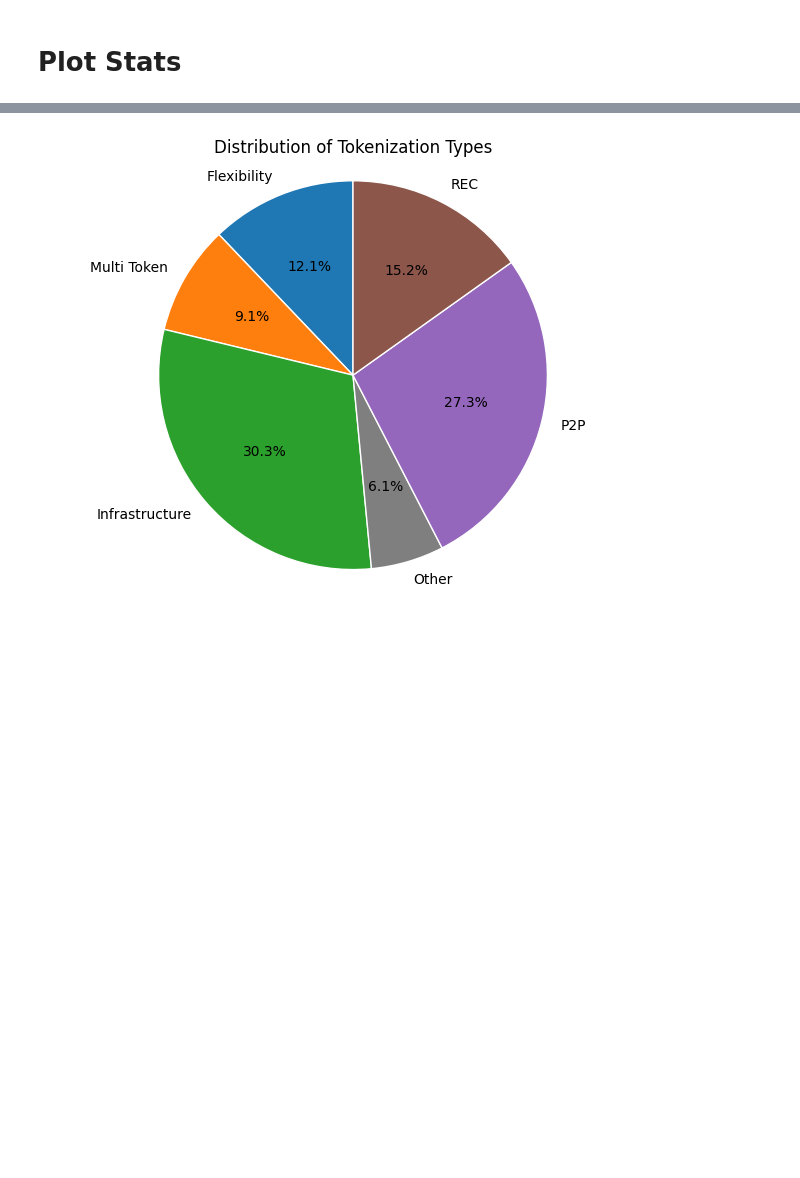
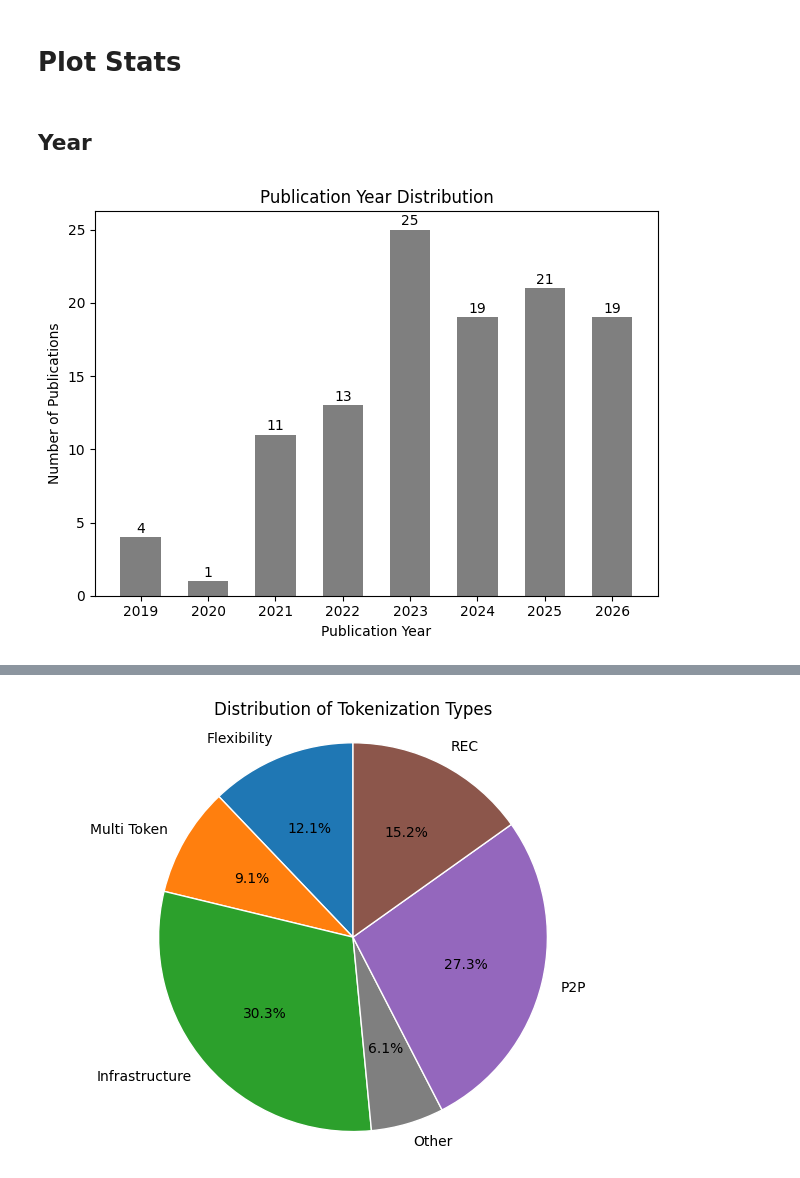
Before and after one commit to CaixiangFan/tokenization-survey, a Jupyter notebook: dataproc.ipynb, the cells around one changed output, grey strips where cells are left out. Cells and saved outputs as stored; diff of their text form; code cells hidden in the pictures; blank space fills up the shorter version.

```diff
--- a/dataproc.ipynb
+++ b/dataproc.ipynb
@@ -37,2 +27,43 @@ Error:
 # %% [markdown]
 # Plot Stats
+# %% [markdown]
+## Year
+# %%
+import matplotlib.pyplot as plt
+
+# Convert Year to numeric and remove missing values
+years = pd.to_numeric(df["Year"], errors="coerce").dropna().astype(int)
+
+# Count publications by year
+year_counts = years.value_counts().sort_index()
+
+# Plot
+plt.figure()
+bars = plt.bar(
+    year_counts.index,
+    year_counts.values,
+    width=0.6,
+    color="tab:grey"
+)
+
+plt.xlabel("Publication Year")
+plt.ylabel("Number of Publications")
+plt.title("Publication Year Distribution")
+plt.xticks(year_counts.index)
+
+# Add number of publications above each bar
+for bar in bars:
+    count = int(bar.get_height())
+    plt.text(
+        bar.get_x() + bar.get_width() / 2,
+        count + 0.1,
+        str(count),
+        ha="center",
+        va="bottom"
+    )
+
+plt.tight_layout()
+plt.savefig("plots/year_distr.pdf", bbox_inches="tight")
+plt.show()
+# %% [output]
+[figure, added]
```
Also changed, not shown: parts of 9 cells of this notebook, 5 other files.
